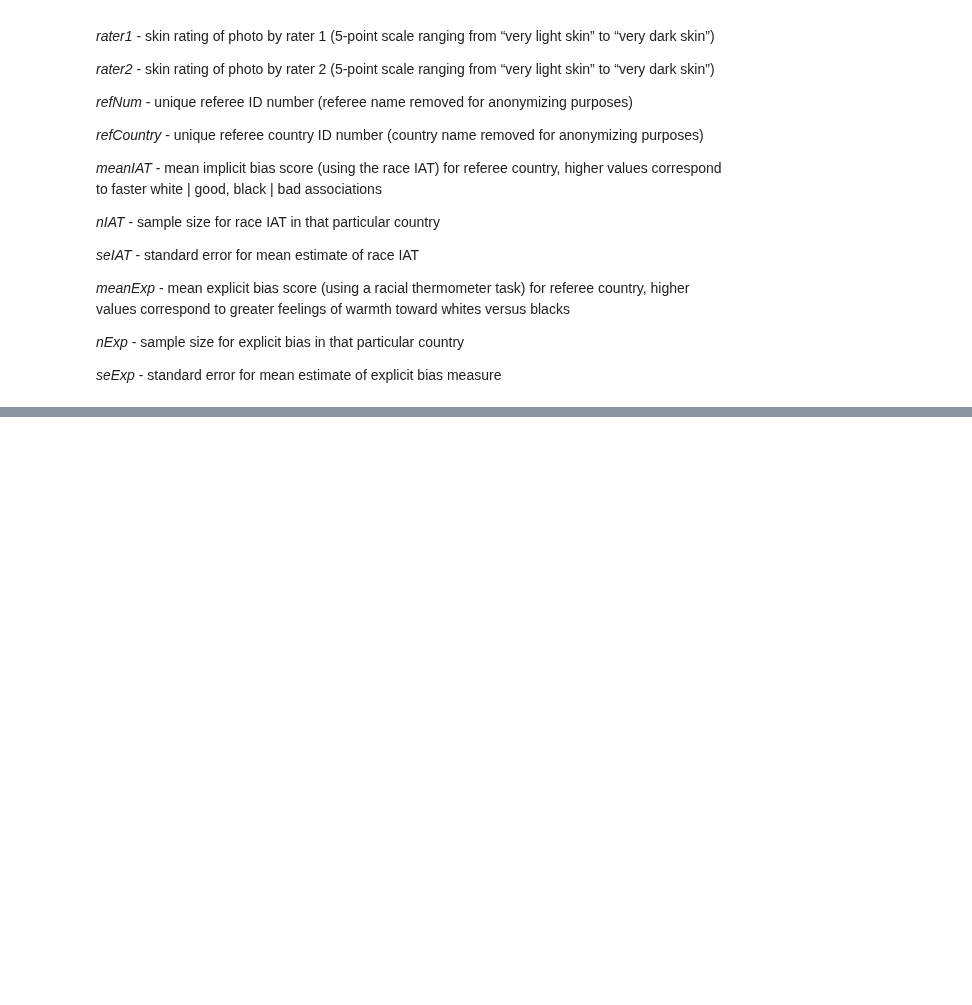
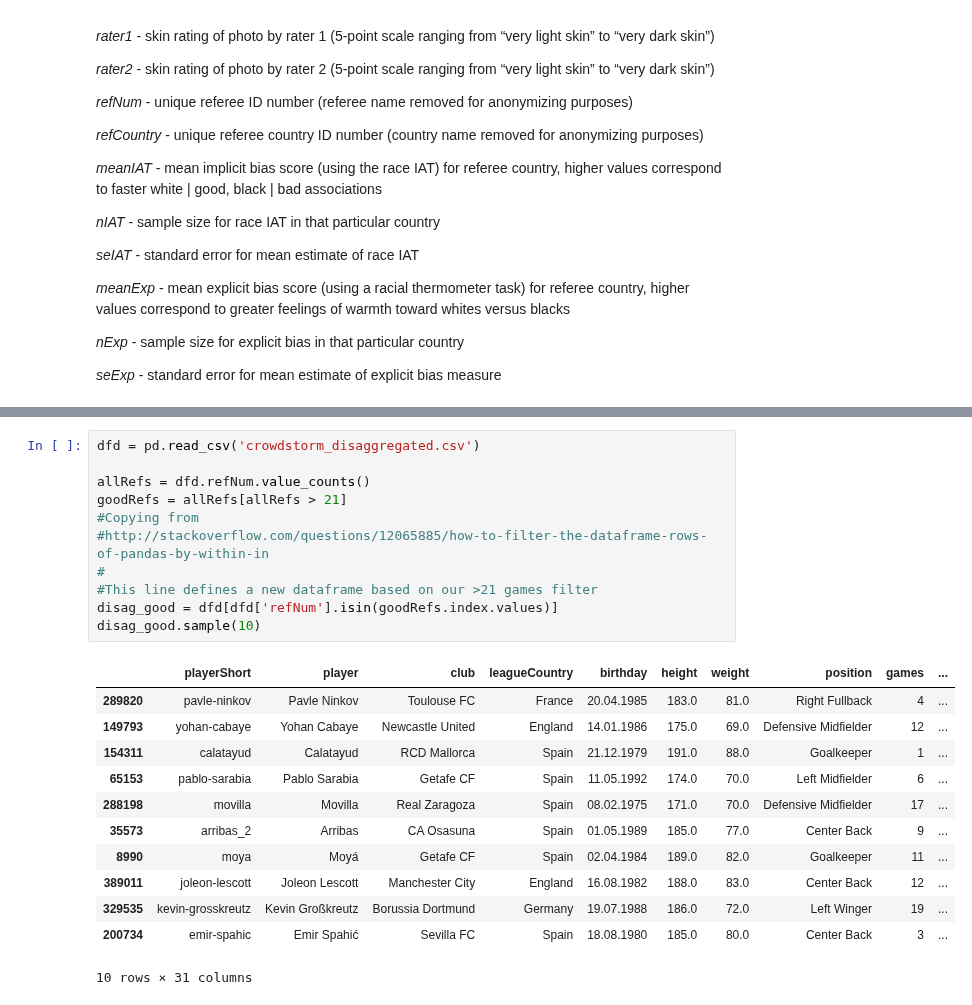
Before and after one commit to romac/ADAHomeworks, a Jupyter notebook: 04 - Applied ML/04 - Applied ML.ipynb, the cells around one changed output, grey strips where cells are left out. Drawn from its saved outputs; the diff is of its cells as text; blank space fills up the shorter version.

Commit message:
disagregate dataset

```diff
--- a/04 - Applied ML/04 - Applied ML.ipynb
+++ b/04 - Applied ML/04 - Applied ML.ipynb
@@ -93,0 +159,24 @@ In all, the dataset has a total of 146028 dyads of players and referees. A detai
+# %%
+dfd = pd.read_csv('crowdstorm_disaggregated.csv')
+
+allRefs = dfd.refNum.value_counts()
+goodRefs = allRefs[allRefs > 21]
+#Copying from
+#http://stackoverflow.com/questions/12065885/how-to-filter-the-dataframe-rows-of-pandas-by-within-in
+#
+#This line defines a new dataframe based on our >21 games filter
+disag_good = dfd[dfd['refNum'].isin(goodRefs.index.values)]
+disag_good.sample(10)
+# %% [output]
+|  | playerShort | player | club | leagueCountry | birthday | height | weight | position | games | ... |
+| 289820 | pavle-ninkov | Pavle Ninkov | Toulouse FC | France | 20.04.1985 | 183.0 | 81.0 | Right Fullback | 4 | ... |
+| 149793 | yohan-cabaye | Yohan Cabaye | Newcastle United | England | 14.01.1986 | 175.0 | 69.0 | Defensive Midfielder | 12 | ... |
+| 154311 | calatayud | Calatayud | RCD Mallorca | Spain | 21.12.1979 | 191.0 | 88.0 | Goalkeeper | 1 | ... |
+| 65153 | pablo-sarabia | Pablo Sarabia | Getafe CF | Spain | 11.05.1992 | 174.0 | 70.0 | Left Midfielder | 6 | ... |
+| 288198 | movilla | Movilla | Real Zaragoza | Spain | 08.02.1975 | 171.0 | 70.0 | Defensive Midfielder | 17 | ... |
+| 35573 | arribas_2 | Arribas | CA Osasuna | Spain | 01.05.1989 | 185.0 | 77.0 | Center Back | 9 | ... |
+| 8990 | moya | Moyá | Getafe CF | Spain | 02.04.1984 | 189.0 | 82.0 | Goalkeeper | 11 | ... |
+| 389011 | joleon-lescott | Joleon Lescott | Manchester City | England | 16.08.1982 | 188.0 | 83.0 | Center Back | 12 | ... |
+| 329535 | kevin-grosskreutz | Kevin Großkreutz | Borussia Dortmund | Germany | 19.07.1988 | 186.0 | 72.0 | Left Winger | 19 | ... |
+| 200734 | emir-spahic | Emir Spahić | Sevilla FC | Spain | 18.08.1980 | 185.0 | 80.0 | Center Back | 3 | ... |
+10 rows × 31 columns
```
Also changed, not shown: parts of 10 cells of this notebook.
